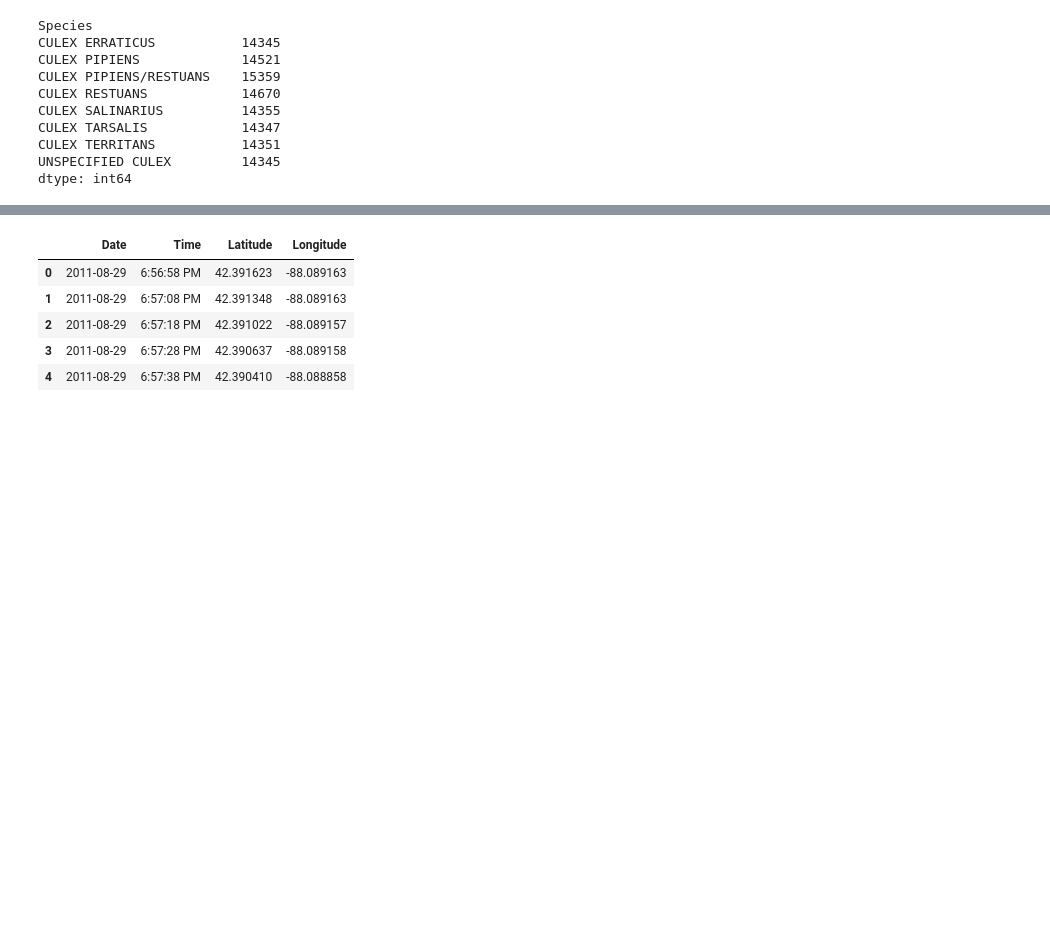
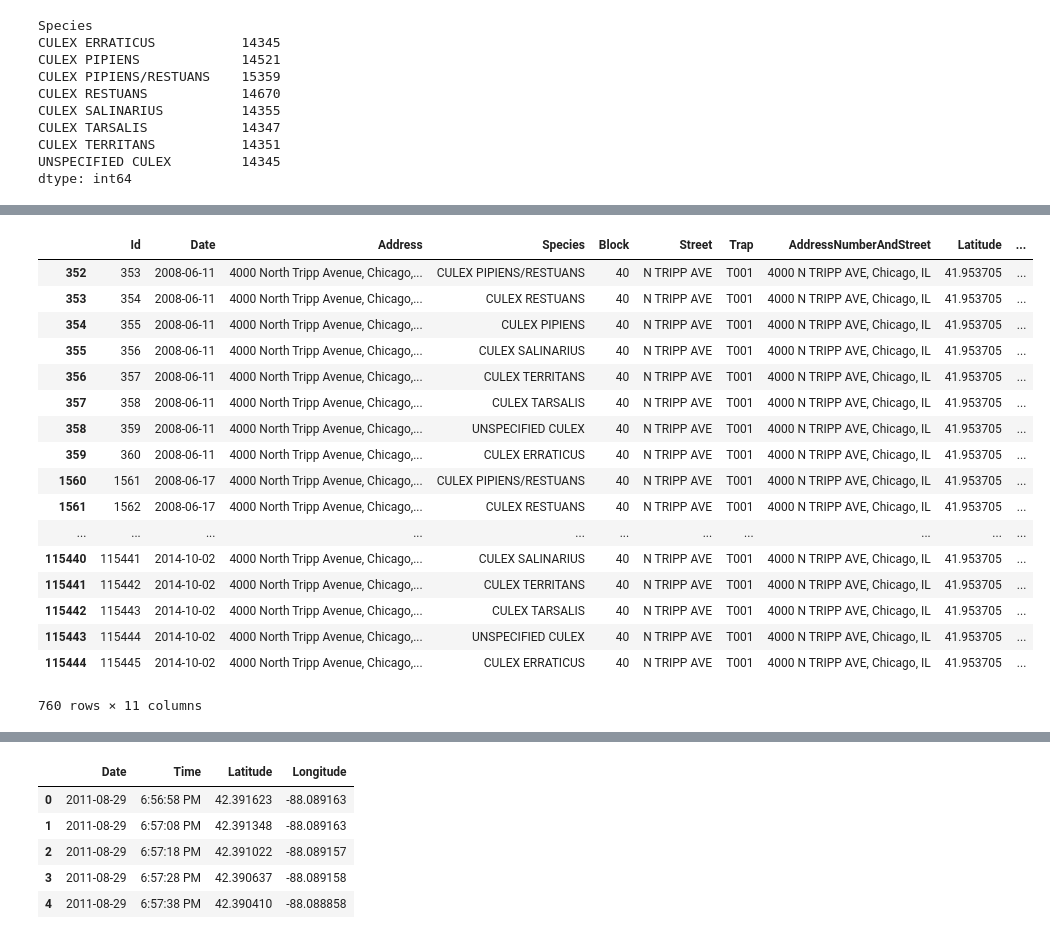
Before and after one commit to dzorlu/west_nile, a Jupyter notebook: src/west_nile_virus_analysis.ipynb, the cells around one changed output, grey strips where cells are left out. Saved outputs shown, nothing was run; the diff lists cells and outputs as text; code cells hidden in the pictures; blank space fills up the shorter version.

```diff
--- a/src/west_nile_virus_analysis.ipynb
+++ b/src/west_nile_virus_analysis.ipynb
@@ -94,0 +111,21 @@ dtype: int64
+# %%
+test[test['Trap'] == 'T001']
+# %% [output]
+|  | Id | Date | Address | Species | Block | Street | Trap | AddressNumberAndStreet | Latitude | ... |
+| 352 | 353 | 2008-06-11 | 4000 North Tripp Avenue, Chicago,... | CULEX PIPIENS/RESTUANS | 40 | N TRIPP AVE | T001 | 4000 N TRIPP AVE, Chicago, IL | 41.953705 | ... |
+| 353 | 354 | 2008-06-11 | 4000 North Tripp Avenue, Chicago,... | CULEX RESTUANS | 40 | N TRIPP AVE | T001 | 4000 N TRIPP AVE, Chicago, IL | 41.953705 | ... |
+| 354 | 355 | 2008-06-11 | 4000 North Tripp Avenue, Chicago,... | CULEX PIPIENS | 40 | N TRIPP AVE | T001 | 4000 N TRIPP AVE, Chicago, IL | 41.953705 | ... |
+| 355 | 356 | 2008-06-11 | 4000 North Tripp Avenue, Chicago,... | CULEX SALINARIUS | 40 | N TRIPP AVE | T001 | 4000 N TRIPP AVE, Chicago, IL | 41.953705 | ... |
+| 356 | 357 | 2008-06-11 | 4000 North Tripp Avenue, Chicago,... | CULEX TERRITANS | 40 | N TRIPP AVE | T001 | 4000 N TRIPP AVE, Chicago, IL | 41.953705 | ... |
+| 357 | 358 | 2008-06-11 | 4000 North Tripp Avenue, Chicago,... | CULEX TARSALIS | 40 | N TRIPP AVE | T001 | 4000 N TRIPP AVE, Chicago, IL | 41.953705 | ... |
+| 358 | 359 | 2008-06-11 | 4000 North Tripp Avenue, Chicago,... | UNSPECIFIED CULEX | 40 | N TRIPP AVE | T001 | 4000 N TRIPP AVE, Chicago, IL | 41.953705 | ... |
+| 359 | 360 | 2008-06-11 | 4000 North Tripp Avenue, Chicago,... | CULEX ERRATICUS | 40 | N TRIPP AVE | T001 | 4000 N TRIPP AVE, Chicago, IL | 41.953705 | ... |
+| 1560 | 1561 | 2008-06-17 | 4000 North Tripp Avenue, Chicago,... | CULEX PIPIENS/RESTUANS | 40 | N TRIPP AVE | T001 | 4000 N TRIPP AVE, Chicago, IL | 41.953705 | ... |
+| 1561 | 1562 | 2008-06-17 | 4000 North Tripp Avenue, Chicago,... | CULEX RESTUANS | 40 | N TRIPP AVE | T001 | 4000 N TRIPP AVE, Chicago, IL | 41.953705 | ... |
+| ... | ... | ... | ... | ... | ... | ... | ... | ... | ... | ... |
+| 115440 | 115441 | 2014-10-02 | 4000 North Tripp Avenue, Chicago,... | CULEX SALINARIUS | 40 | N TRIPP AVE | T001 | 4000 N TRIPP AVE, Chicago, IL | 41.953705 | ... |
+| 115441 | 115442 | 2014-10-02 | 4000 North Tripp Avenue, Chicago,... | CULEX TERRITANS | 40 | N TRIPP AVE | T001 | 4000 N TRIPP AVE, Chicago, IL | 41.953705 | ... |
+| 115442 | 115443 | 2014-10-02 | 4000 North Tripp Avenue, Chicago,... | CULEX TARSALIS | 40 | N TRIPP AVE | T001 | 4000 N TRIPP AVE, Chicago, IL | 41.953705 | ... |
+| 115443 | 115444 | 2014-10-02 | 4000 North Tripp Avenue, Chicago,... | UNSPECIFIED CULEX | 40 | N TRIPP AVE | T001 | 4000 N TRIPP AVE, Chicago, IL | 41.953705 | ... |
+| 115444 | 115445 | 2014-10-02 | 4000 North Tripp Avenue, Chicago,... | CULEX ERRATICUS | 40 | N TRIPP AVE | T001 | 4000 N TRIPP AVE, Chicago, IL | 41.953705 | ... |
+760 rows × 11 columns
```
Also changed, not shown: parts of 8 cells of this notebook, 4 other files.
